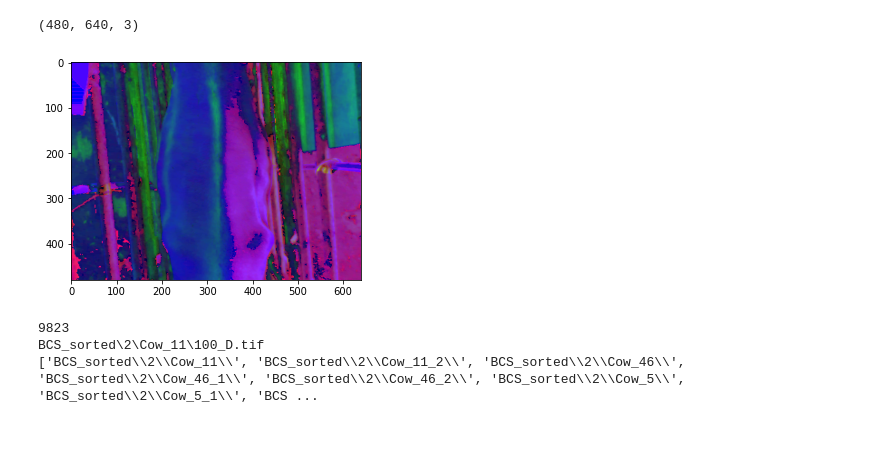
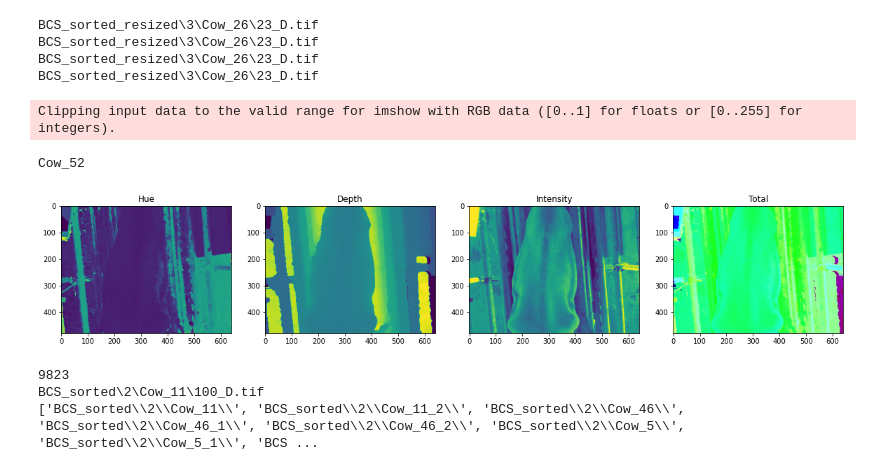
Before and after one commit to zwinkler/Automated-BCS, a Jupyter notebook: color_test.ipynb, the cells around one changed output. Cells and saved outputs as stored; diff of their text form; code cells hidden in the pictures; blank space fills up the shorter version.

```diff
--- a/color_test.ipynb
+++ b/color_test.ipynb
@@ -70,9 +68,0 @@ for image_name in filenames_color:
-# %%
-img = imageio.imread(str(filenames_total[0]).replace('BCS_sorted', 'BCS_sorted_resized'))
-
-plt.figure()
-plt.imshow(img)
-print(np.shape(img))
-# %% [output]
-(480, 640, 3)
-[figure, removed]
@@ -79,3 +78,63 @@ print(np.shape(img))
+# %%
+filename = 'BCS_sorted_resized'
+filenames_total = glob.glob(filename+'\\*\\*\\*')
+filenames_depth = []
+for image in filenames_total:
+    if image.endswith('_D.tif'):
+        filenames_depth.append(image)
+
+filenames_color = []
+for image in filenames_total:
+    if image.endswith('_C.tif'):
+        filenames_color.append(image)
+
+
+
+for i in range(0, len(filenames_color)):
+    for j in range(i, len(filenames_depth)):
+        if (os.path.basename(filenames_color[i][:-len('_C.tif')-1])==os.path.basename(filenames_depth[j][:-len('_C.tif')-1])) and (filenames_color[i][len('BCS_sorted_resized/4/'):-len(os.path.basename(filenames_color[i]))-1]==filenames_depth[j][len('BCS_sorted_resized/4/'):-len(os.path.basename(filenames_depth[j]))-1]):
+            temp_filename = filenames_color[i].replace('BCS_sorted_resized', 'BCS_sorted_HDV')
+            temp_filename = temp_filename.replace('C.tif', 'HDV.tif')
+            img_HSV = imageio.imread(filenames_color[i])
+            try:
+                img_depth = imageio.imread(filenames_depth[j])
+            except:
+                print(filenames_depth[j])
+                break
+            img_HSV[:, :, 1] = img_depth
+            try:
+                os.mkdir('BCS_sorted_HDV\\'+filenames_color[i][len('BCS_sorted_resized/'):-len(os.path.basename(filenames_color[i]))-1])
+            except:
+                pass
+            imageio.imwrite(temp_filename, img_HSV)
+# %% [output]
+BCS_sorted_resized\3\Cow_26\23_D.tif
+BCS_sorted_resized\3\Cow_26\23_D.tif
+BCS_sorted_resized\3\Cow_26\23_D.tif
+BCS_sorted_resized\3\Cow_26\23_D.tif
+# %%
+img = imageio.imread('BCS_sorted_HDV\\4\\Cow_34\\406_HDV.tif')
+
+plt.figure(figsize=(20,20))
+plt.subplot(1, 4, 1)
+plt.imshow(img[:, :, 0])
+plt.title('Hue')
+plt.subplot(1, 4, 2)
+plt.imshow(img[:, :, 1])
+plt.title('Depth')
+plt.subplot(1, 4, 3)
+plt.imshow(img[:, :, 2])
+plt.title('Intensity')
+plt.subplot(1, 4, 4)
+plt.imshow(img)
+plt.title('Total')
+
+
+print(filenames_color[i][len('BCS_sorted_resized/4/'):-len(os.path.basename(filenames_color[i]))-1])
+# %% [output]
+Clipping input data to the valid range for imshow with RGB data ([0..1] for floats or [0..255] for integers).
+Cow_52
+[figure, added]
 # %%
 img = imageio.imread(filenames_total[4001])
 
```
Also changed, not shown: parts of 2 cells of this notebook, 3 other files.
